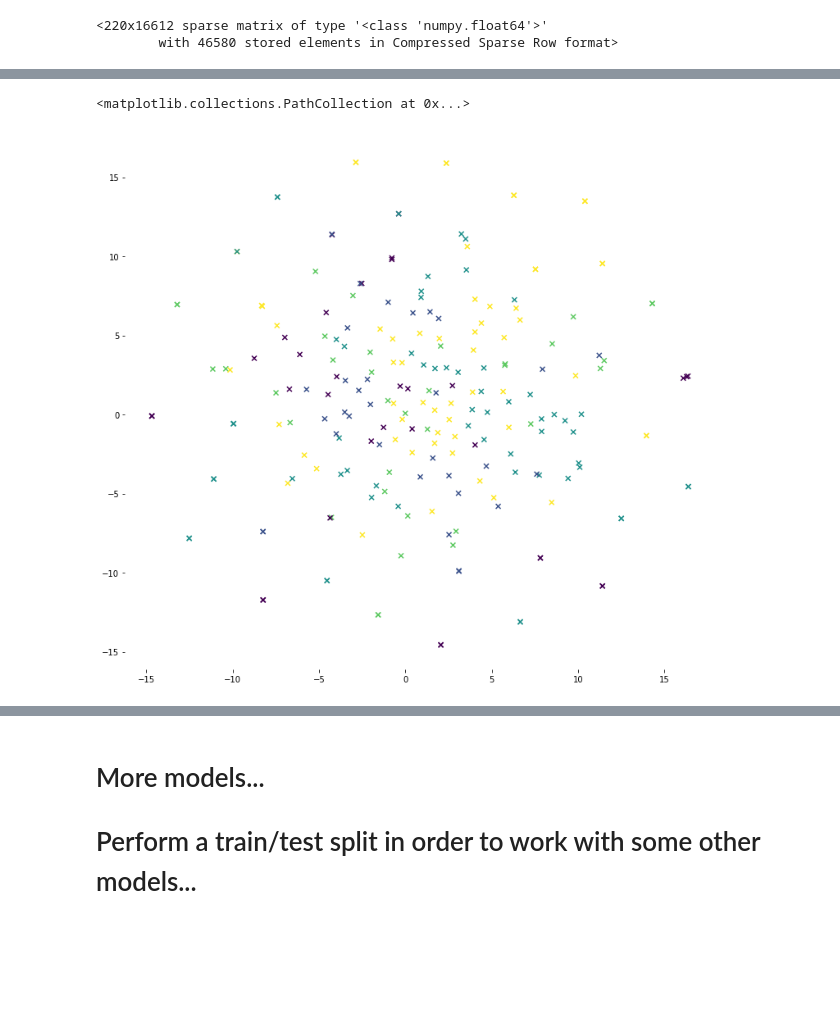
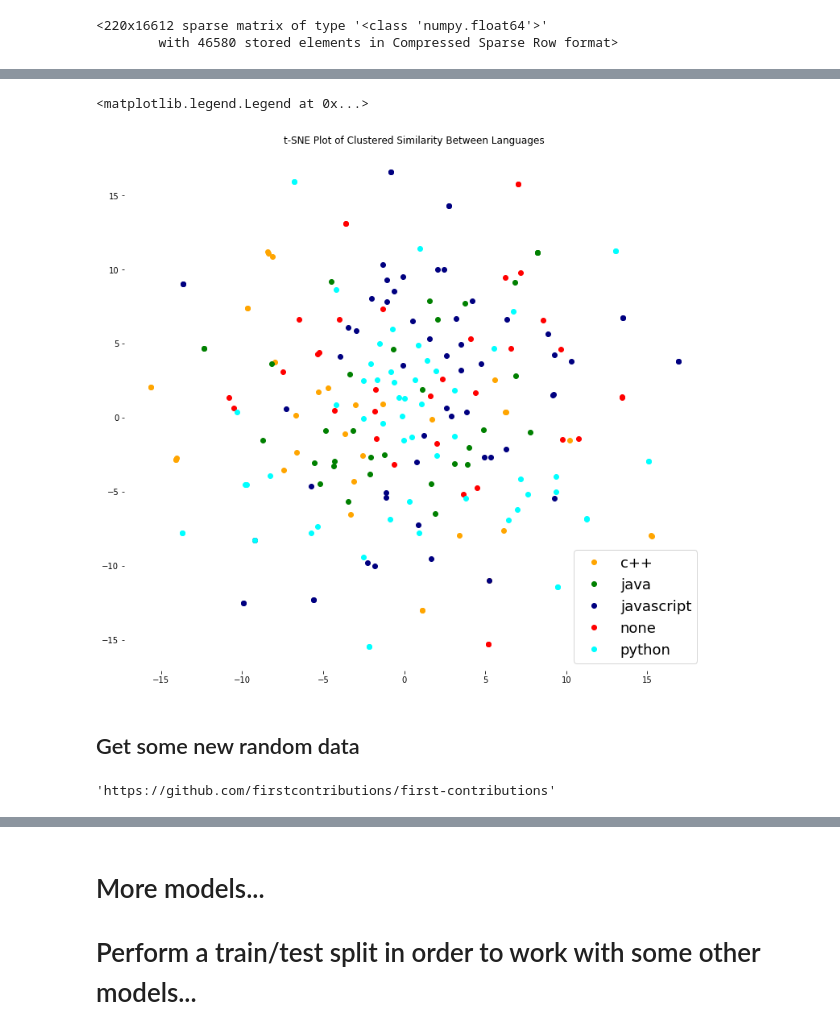
Before and after one commit to codeup-cyber-linguists/languages-classifier, a Jupyter notebook: group_github_language_classifier.ipynb, the cells around one changed output, grey strips where cells are left out. Saved outputs shown, nothing was run; the diff lists cells and outputs as text; code cells hidden in the pictures; blank space fills up the shorter version.

```diff
--- a/group_github_language_classifier.ipynb
+++ b/group_github_language_classifier.ipynb
@@ -1284,16 +1275,25 @@ array([-4.1912990e+00,  2.9339235e+00,  1.4297344e+01,  1.3727024e+00,
       dtype=float32)
 # %%
-import matplotlib
-import matplotlib.pyplot as plt
-# fig, ax = plt.subplots()
+# make a mapping from category to your favourite colors and labels
+category_to_color = {0: 'orange', 1: 'green', 2:'navy', 3: 'red', 4: 'cyan'}
+category_to_label = {0: 'c++', 1:'java', 2:'javascript', 3:'none', 4: 'python'}
 
+# plot each category with a distinct label
 fig = plt.figure(figsize=(10, 10))
 ax = plt.axes(frameon=False)
 # setp(ax, xticks=(), yticks=())
 plt.subplots_adjust(left=0.0, bottom=0.0, right=1.0, top=0.9,
                 wspace=0.0, hspace=0.0)
-plt.scatter(X_embedded[:, 0], X_embedded[:, 1],
-        c=df.lang_encoded, marker="x")
+# plt.scatter(X_embedded[:, 0], X_embedded[:, 1],c=df.lang_encoded.values, marker="x", cmap='Greens')
+
+for category, color in category_to_color.items():
+    mask = df.lang_encoded == category
+    ax.plot(X_embedded[mask, 0], X_embedded[mask, 1], 'o',
+            color=color, label=category_to_label[category])
+plt.title('t-SNE Plot of Clustered Similarity Between Languages')
+ax.legend(fontsize=18, loc='best')
 # %% [output]
-<matplotlib.collections.PathCollection at 0x...>
+<matplotlib.legend.Legend at 0x...>
-[figure, old version]
+[figure, new version]
+# %% [markdown]
+## Get some new random data
@@ -1299,0 +1338,5 @@ plt.scatter(X_embedded[:, 0], X_embedded[:, 1],
+# %%
+random_url = rand_url()
+random_url
+# %% [output]
+'https://github.com/firstcontributions/first-contributions'
```
Also changed, not shown: parts of 74 cells of this notebook.
